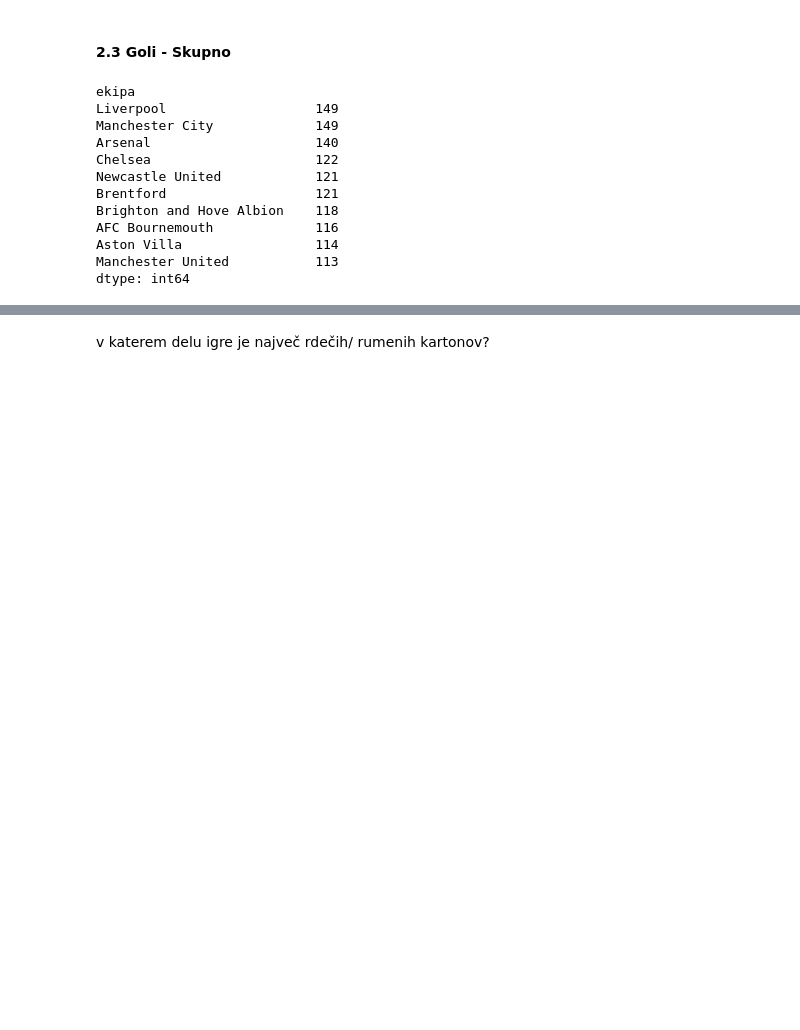
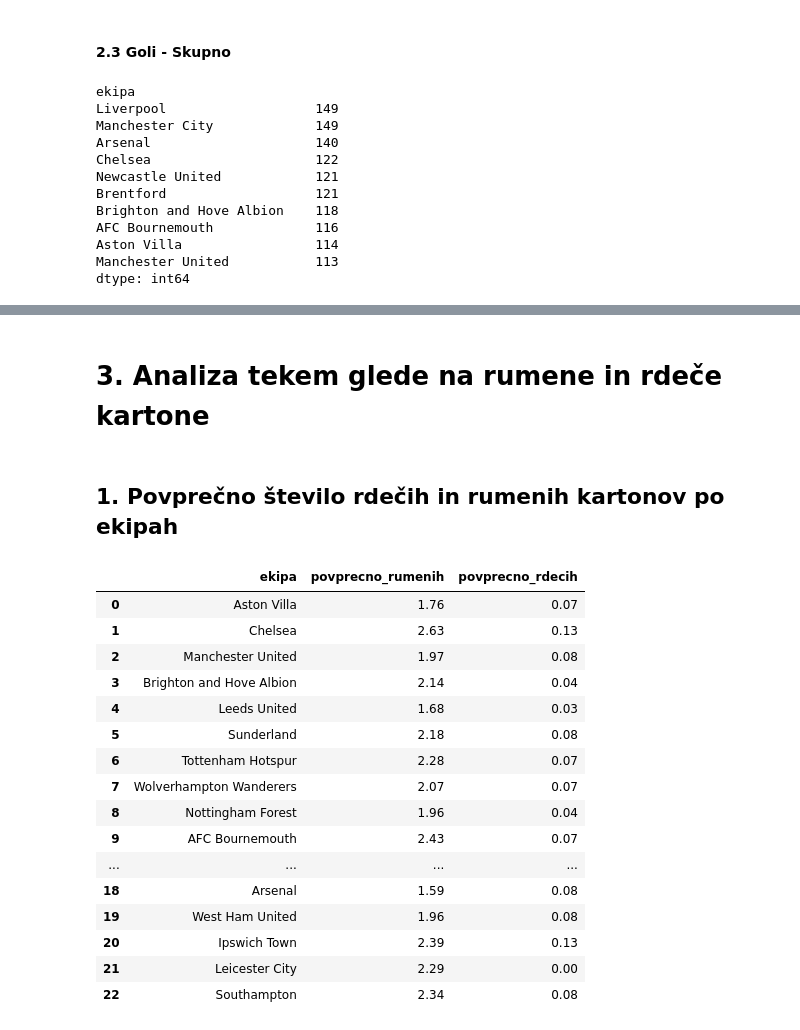
Before and after one commit to KristinaD03/projektna-UVP, a Jupyter notebook: analiza_tekem.ipynb, the cells around one changed output, grey strips where cells are left out. Drawn from its saved outputs; the diff is of its cells as text; code cells hidden in the pictures; blank space fills up the shorter version.

Commit message:
analiza 2.0

```diff
--- a/analiza_tekem.ipynb
+++ b/analiza_tekem.ipynb
@@ -294,2 +341,67 @@ Name: count, dtype: int64
 # %% [markdown]
-v katerem delu igre je največ rdečih/ rumenih kartonov?
+# 3. Analiza tekem glede na rumene in rdeče kartone
+# %% [markdown]
+## 1. Povprečno število rdečih in rumenih kartonov po ekipah
+# %%
+ekipe = []
+imena_ekip = []
+seznam_rumenih = []
+seznam_rdecih = []
+
+for ekipa in tekme['domaca_ekipa']:
+    if ekipa not in ekipe:
+        ekipe.append(ekipa)
+
+for ekipa in tekme['gostujoca_ekipa']:
+    if ekipa not in ekipe:
+        ekipe.append(ekipa)
+
+for ekipa in ekipe:
+    rumeni_skupaj = 0
+    rdeci_skupaj = 0
+    stevilo_tekem = 0
+
+    for i in range(len(tekme)):
+        if tekme['domaca_ekipa'][i] == ekipa:
+            rumeni_skupaj += tekme['rumeni_domaci'][i]
+            rdeci_skupaj += tekme['rdeci_domaci'][i]
+            stevilo_tekem += 1
+
+        if tekme['gostujoca_ekipa'][i] == ekipa:
+            rumeni_skupaj += tekme['rumeni_gostje'][i]
+            rdeci_skupaj += tekme['rdeci_gostje'][i]
+            stevilo_tekem += 1
+
+    povp_rumeni = rumeni_skupaj / stevilo_tekem
+    povp_rdeci = rdeci_skupaj / stevilo_tekem
+
+    imena_ekip.append(ekipa)
+    seznam_rumenih.append(round(povp_rumeni, 2))
+    seznam_rdecih.append(round(povp_rdeci, 2))
+
+
+tabela_kartonov = pd.DataFrame({
+    'ekipa': imena_ekip,
+    'povprecno_rumenih': seznam_rumenih,
+    'povprecno_rdecih': seznam_rdecih
+})
+
+tabela_kartonov
+# %% [output]
+|  | ekipa | povprecno_rumenih | povprecno_rdecih |
+| 0 | Aston Villa | 1.76 | 0.07 |
+| 1 | Chelsea | 2.63 | 0.13 |
+| 2 | Manchester United | 1.97 | 0.08 |
+| 3 | Brighton and Hove Albion | 2.14 | 0.04 |
+| 4 | Leeds United | 1.68 | 0.03 |
+| 5 | Sunderland | 2.18 | 0.08 |
+| 6 | Tottenham Hotspur | 2.28 | 0.07 |
+| 7 | Wolverhampton Wanderers | 2.07 | 0.07 |
+| 8 | Nottingham Forest | 1.96 | 0.04 |
+| 9 | AFC Bournemouth | 2.43 | 0.07 |
+| ... | ... | ... | ... |
+| 18 | Arsenal | 1.59 | 0.08 |
+| 19 | West Ham United | 1.96 | 0.08 |
+| 20 | Ipswich Town | 2.39 | 0.13 |
+| 21 | Leicester City | 2.29 | 0.00 |
+| 22 | Southampton | 2.34 | 0.08 |
```
Also changed, not shown: parts of 15 cells of this notebook.
